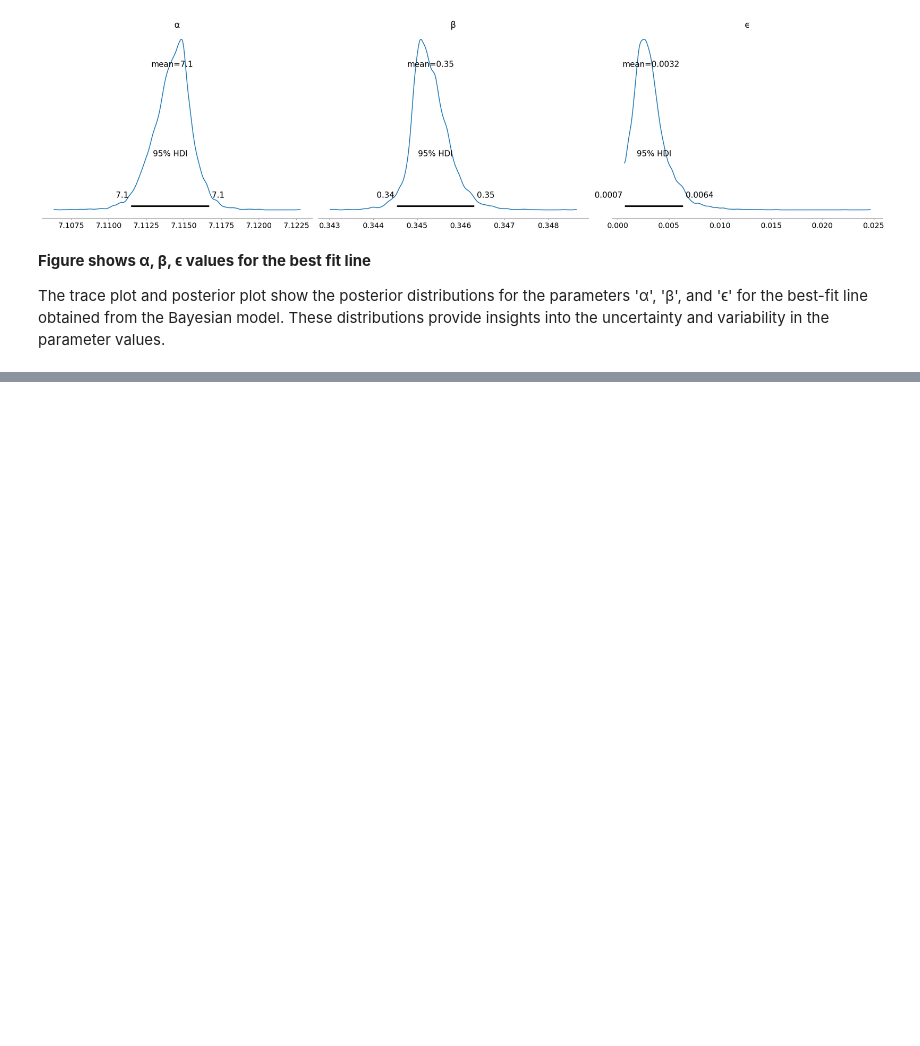
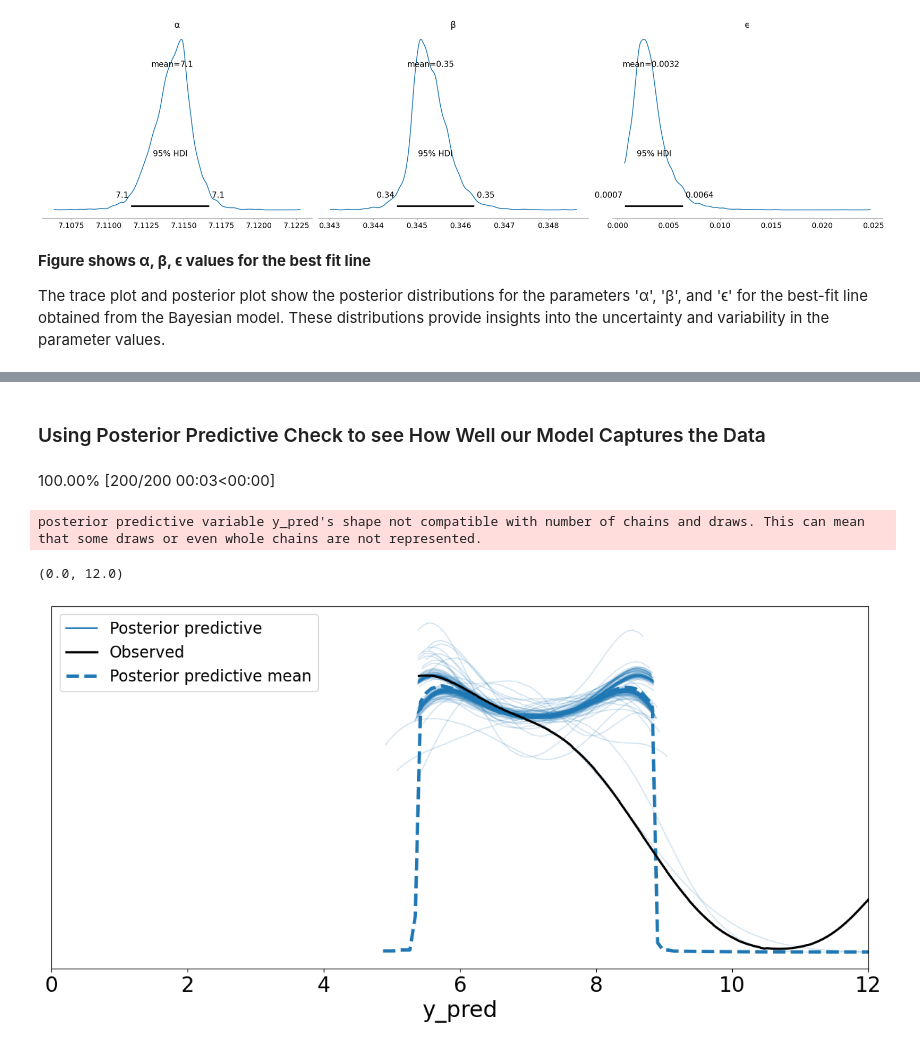
Before and after one commit to AhmadHassan71/statistical-modeling-using-pymc3, a Jupyter notebook: Workshops/Workshop7/Workshop7.ipynb, the cells around one changed output, grey strips where cells are left out. Saved outputs shown, nothing was run; the diff lists cells and outputs as text; code cells hidden in the pictures; blank space fills up the shorter version.

```diff
--- a/Workshops/Workshop7/Workshop7.ipynb
+++ b/Workshops/Workshop7/Workshop7.ipynb
@@ -108,0 +123,13 @@ pm.summary(trace_t, var_names=['α', 'β', 'ϵ'])
+# %% [markdown]
+### Using Posterior Predictive Check to see How Well our Model Captures the Data
+# %%
+ppc = pm.sample_posterior_predictive(trace_t, samples=200, model=model_t,
+random_seed=2)
+data_ppc = az.from_pymc3(trace=trace_t, posterior_predictive=ppc)
+ax = az.plot_ppc(data_ppc, figsize=(12, 6), mean=True)
+plt.xlim(0, 12)
+# %% [output]
+100.00% [200/200 00:03<00:00]
+posterior predictive variable y_pred's shape not compatible with number of chains and draws. This can mean that some draws or even whole chains are not represented.
+(0.0, 12.0)
+[figure, added]
```
Also changed, not shown: parts of 14 cells of this notebook.
